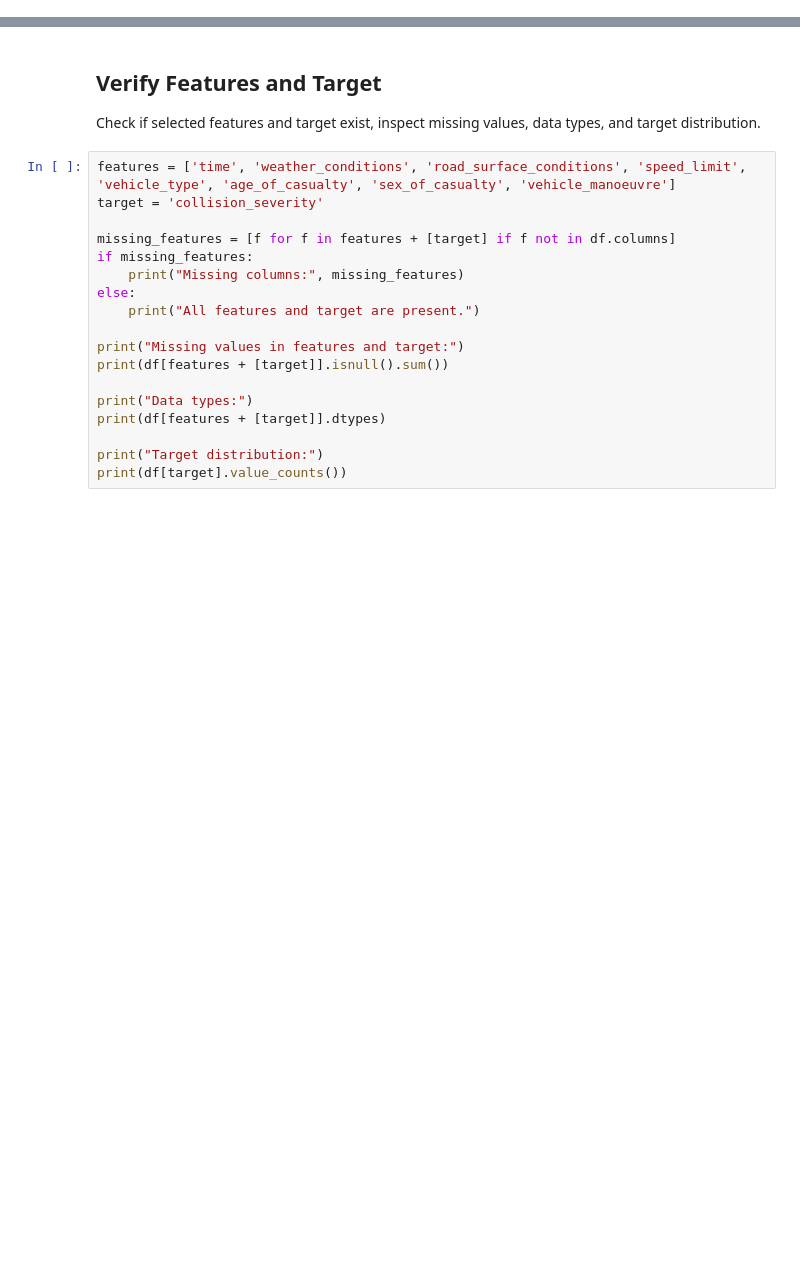
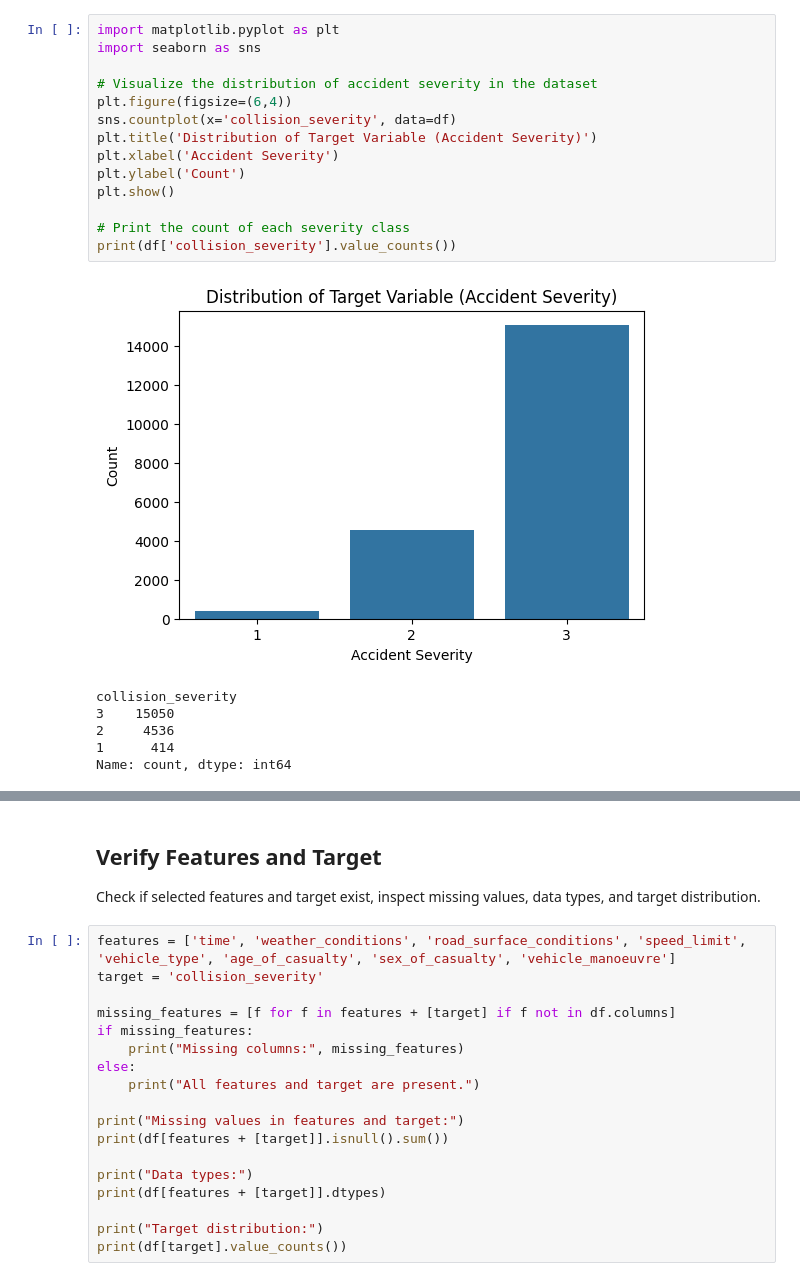
Before and after one commit to Beck40/Supervised-Learning, a Jupyter notebook: UK Road Safety.ipynb, the cells around one changed output, grey strips where cells are left out. Drawn from its saved outputs; the diff is of its cells as text; blank space fills up the shorter version.

```diff
--- a/UK Road Safety.ipynb
+++ b/UK Road Safety.ipynb
@@ -43,0 +56,21 @@ Display the first few rows, info, and columns to understand the merged dataset.
+# %%
+import matplotlib.pyplot as plt
+import seaborn as sns
+
+# Visualize the distribution of accident severity in the dataset
+plt.figure(figsize=(6,4))
+sns.countplot(x='collision_severity', data=df)
+plt.title('Distribution of Target Variable (Accident Severity)')
+plt.xlabel('Accident Severity')
+plt.ylabel('Count')
+plt.show()
+
+# Print the count of each severity class
+print(df['collision_severity'].value_counts())
+# %% [output]
+[figure, added]
+collision_severity
+3    15050
+2     4536
+1      414
+Name: count, dtype: int64
```
Also changed, not shown: parts of 18 cells of this notebook.
